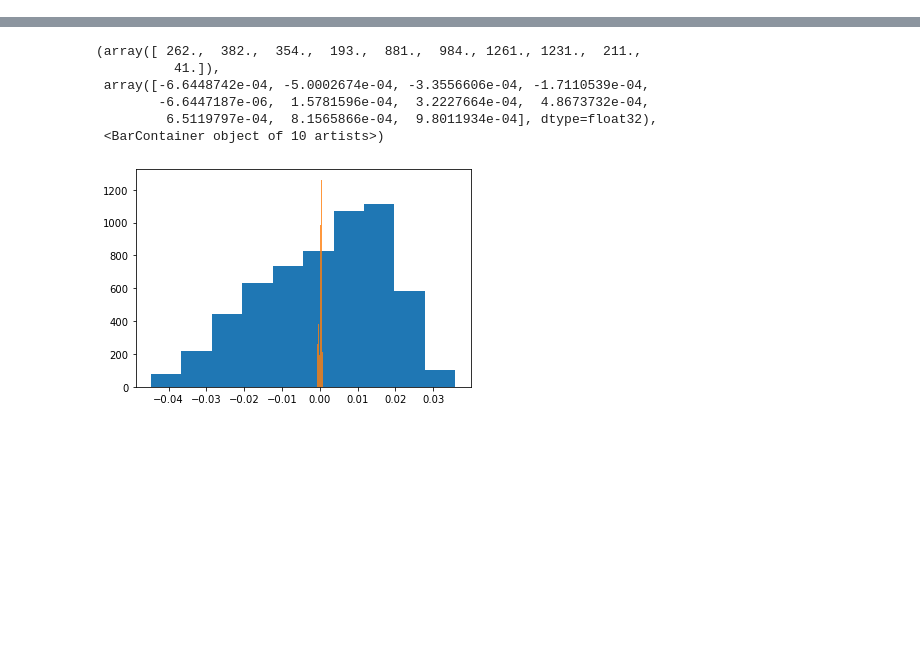
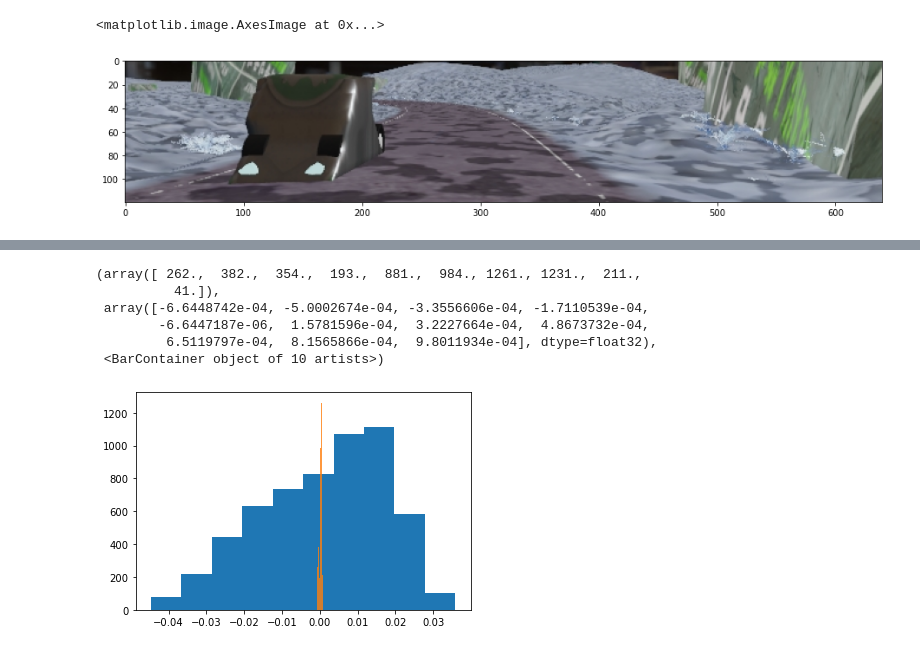
Before and after one commit to rgilman33/bespoke, a Jupyter notebook: nb/4_viz_sim.ipynb, the cells around one changed output, grey strips where cells are left out. Saved outputs shown, nothing was run; the diff lists cells and outputs as text; code cells hidden in the pictures; blank space fills up the shorter version.

```diff
--- a/nb/4_viz_sim.ipynb
+++ b/nb/4_viz_sim.ipynb
@@ -93,0 +98,7 @@ img_paths = sorted(glob.glob(f"{run_path}/imgs/*"))
+# %%
+plt.figure(figsize=(20,3))
+ix = 1159
+plt.imshow(imgs[ix])
+# %% [output]
+<matplotlib.image.AxesImage at 0x...>
+[figure, added]
```
Also changed, not shown: parts of 54 cells of this notebook, 27 other files.
